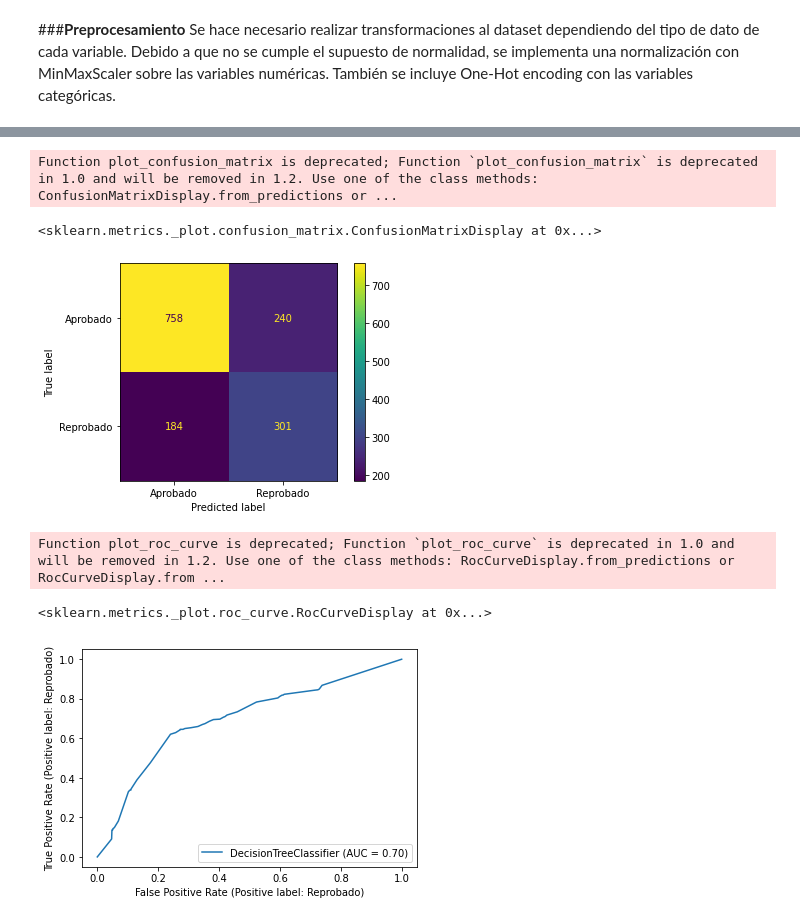
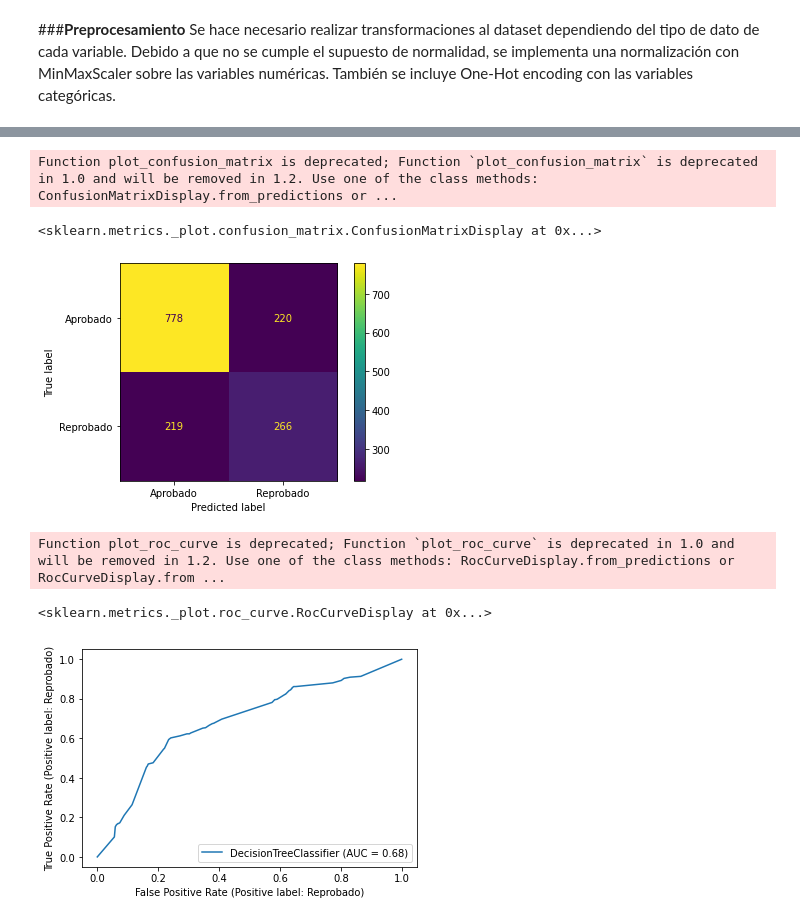
Before and after one commit to MarvinLopezOsorio/AnaliticaPredictiva_TrabajoFinal, a Jupyter notebook: Trabajo Final.ipynb, the cells around one changed output, grey strips where cells are left out. Drawn from its saved outputs; the diff is of its cells as text; code cells hidden in the pictures.

```diff
--- a/Trabajo Final.ipynb
+++ b/Trabajo Final.ipynb
@@ -415,5 +417,8 @@ Adicional, se realizan modificaciones a hiperparámetros para verificar los camb
 from sklearn.tree import DecisionTreeClassifier
 
 #Instanciar el modelo y ajustar con los datos de entrenamiento
-modelo = DecisionTreeClassifier(criterion = "entropy", random_state = 100, max_depth=10)
-modelo.fit(x_train_trans, y_train)
+modelo_AD = DecisionTreeClassifier(criterion = "gini", random_state = 100, max_depth=10)
+modelo_AD.fit(x_train_trans, y_train)
+
+#Prediccion del modelo sobre test dataframe
+y_pred_AD = modelo_AD.predict(x_test_trans)
@@ -429,12 +443,12 @@ import sklearn.metrics as metrics
 # %%
-metrics.plot_confusion_matrix(modelo,x_test_trans, y_test)
+metrics.plot_confusion_matrix(modelo_AD, x_test_trans, y_test)
 # %% [output]
 Function plot_confusion_matrix is deprecated; Function `plot_confusion_matrix` is deprecated in 1.0 and will be removed in 1.2. Use one of the class methods: ConfusionMatrixDisplay.from_predictions or ...
 <sklearn.metrics._plot.confusion_matrix.ConfusionMatrixDisplay at 0x...>
-[figure, old version]
+[figure, new version]
 # %%
-metrics.plot_roc_curve(modelo, x_test_trans, y_test)
+metrics.plot_roc_curve(modelo_AD, x_test_trans, y_test)
 # %% [output]
 Function plot_roc_curve is deprecated; Function `plot_roc_curve` is deprecated in 1.0 and will be removed in 1.2. Use one of the class methods: RocCurveDisplay.from_predictions or RocCurveDisplay.from ...
 <sklearn.metrics._plot.roc_curve.RocCurveDisplay at 0x...>
-[figure, old version]
+[figure, new version]
```
Also changed, not shown: parts of 22 cells of this notebook.
